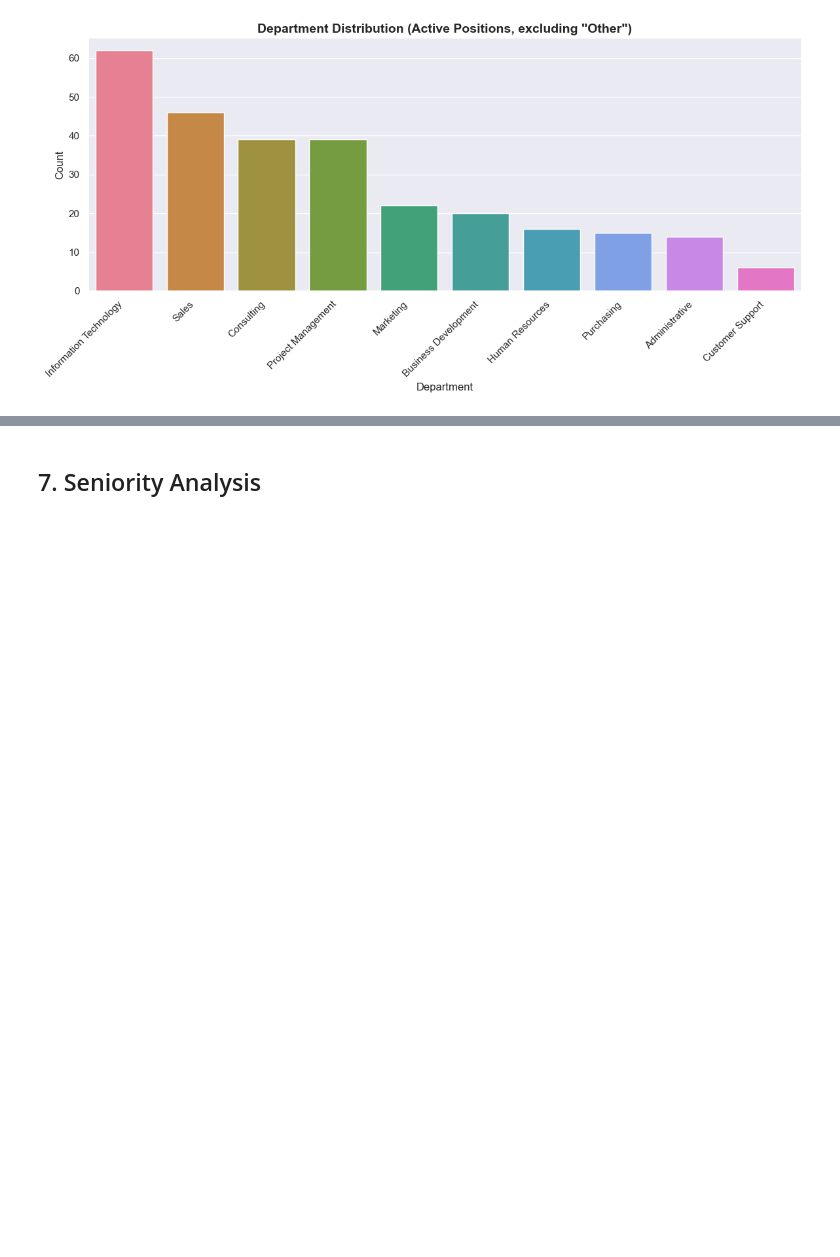
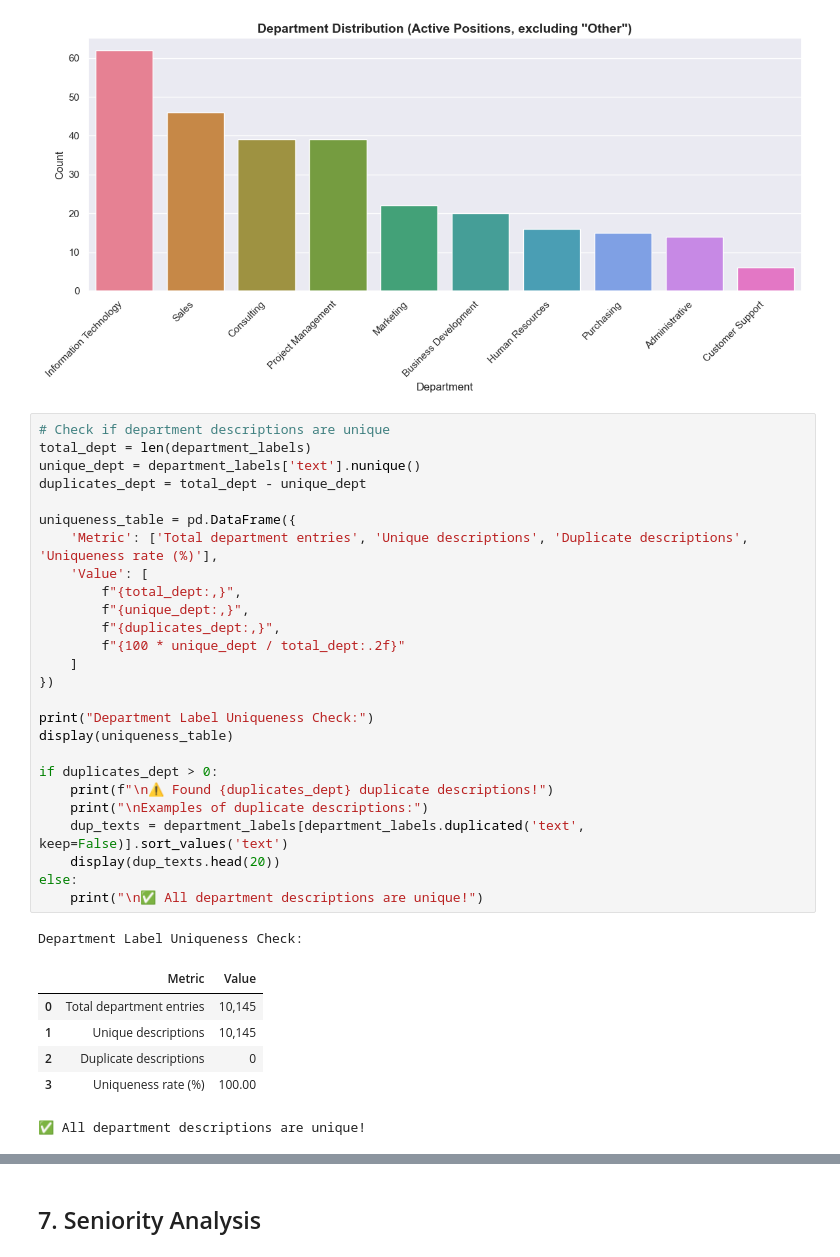
Before and after one commit to Julster35/BuzzwordLearner, a Jupyter notebook: notebooks/01_eda.ipynb, the cells around one changed output, grey strips where cells are left out. Cells and saved outputs as stored; diff of their text form; blank space fills up the shorter version.

```diff
--- a/notebooks/01_eda.ipynb
+++ b/notebooks/01_eda.ipynb
@@ -460,6 +460,40 @@ plt.savefig('../reports/figures/department_distribution_no_other.png', dpi=150)
 plt.show()
 # %% [output]
 [figure]
+# %%
+# Check if department descriptions are unique
+total_dept = len(department_labels)
+unique_dept = department_labels['text'].nunique()
+duplicates_dept = total_dept - unique_dept
+
+uniqueness_table = pd.DataFrame({
+    'Metric': ['Total department entries', 'Unique descriptions', 'Duplicate descriptions', 'Uniqueness rate (%)'],
+    'Value': [
+        f"{total_dept:,}",
+        f"{unique_dept:,}",
+        f"{duplicates_dept:,}",
+        f"{100 * unique_dept / total_dept:.2f}"
+    ]
+})
+
+print("Department Label Uniqueness Check:")
+display(uniqueness_table)
+
+if duplicates_dept > 0:
+    print(f"\n⚠️ Found {duplicates_dept} duplicate descriptions!")
+    print("\nExamples of duplicate descriptions:")
+    dup_texts = department_labels[department_labels.duplicated('text', keep=False)].sort_values('text')
+    display(dup_texts.head(20))
+else:
+    print("\n✅ All department descriptions are unique!")
+# %% [output]
+Department Label Uniqueness Check:
+|  | Metric | Value |
+| 0 | Total department entries | 10,145 |
+| 1 | Unique descriptions | 10,145 |
+| 2 | Duplicate descriptions | 0 |
+| 3 | Uniqueness rate (%) | 100.00 |
+✅ All department descriptions are unique!
 # %% [markdown]
 ### Department Observations:
 - **"Other"** is the most common category - this is a catch-all for unclassified positions
```
Also changed, not shown: parts of 8 cells of this notebook, 4 other files.
